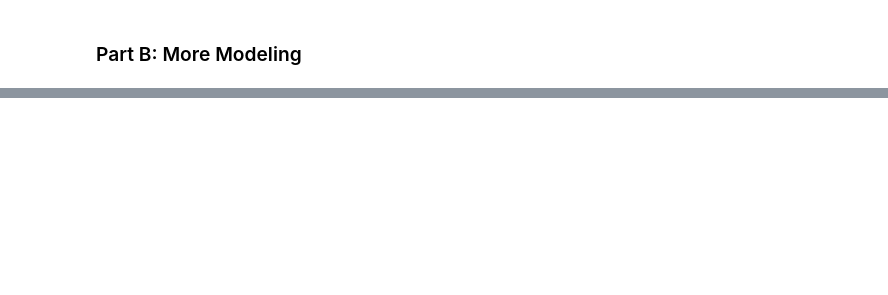
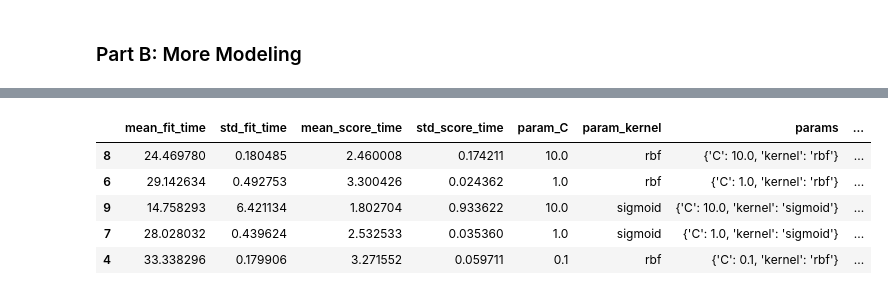
Before and after one commit to rodneyslafuente/cs181-practical, a Jupyter notebook: Practical.ipynb, the cells around one changed output, grey strips where cells are left out. Drawn from its saved outputs; the diff is of its cells as text; code cells hidden in the pictures; blank space fills up the shorter version.

```diff
--- a/Practical.ipynb
+++ b/Practical.ipynb
@@ -169,0 +371,15 @@ Here we
+# %%
+# load classifier from pickle
+with open('mel_svm_cv.pickle', "rb") as file:
+    mel_svm_cv_model = pickle.load(file)
+
+# convert our results to a pd.DataFrame
+mel_svm_cv_results = pd.DataFrame(mel_svm_cv.cv_results_).sort_values(by=['rank_test_score'])
+mel_svm_cv_results.head(5)
+# %% [output]
+|  | mean_fit_time | std_fit_time | mean_score_time | std_score_time | param_C | param_kernel | params | ... |
+| 8 | 24.469780 | 0.180485 | 2.460008 | 0.174211 | 10.0 | rbf | {'C': 10.0, 'kernel': 'rbf'} | ... |
+| 6 | 29.142634 | 0.492753 | 3.300426 | 0.024362 | 1.0 | rbf | {'C': 1.0, 'kernel': 'rbf'} | ... |
+| 9 | 14.758293 | 6.421134 | 1.802704 | 0.933622 | 10.0 | sigmoid | {'C': 10.0, 'kernel': 'sigmoid'} | ... |
+| 7 | 28.028032 | 0.439624 | 2.532533 | 0.035360 | 1.0 | sigmoid | {'C': 1.0, 'kernel': 'sigmoid'} | ... |
+| 4 | 33.338296 | 0.179906 | 3.271552 | 0.059711 | 0.1 | rbf | {'C': 0.1, 'kernel': 'rbf'} | ... |
```
Also changed, not shown: parts of 23 cells of this notebook, 7 other files.
